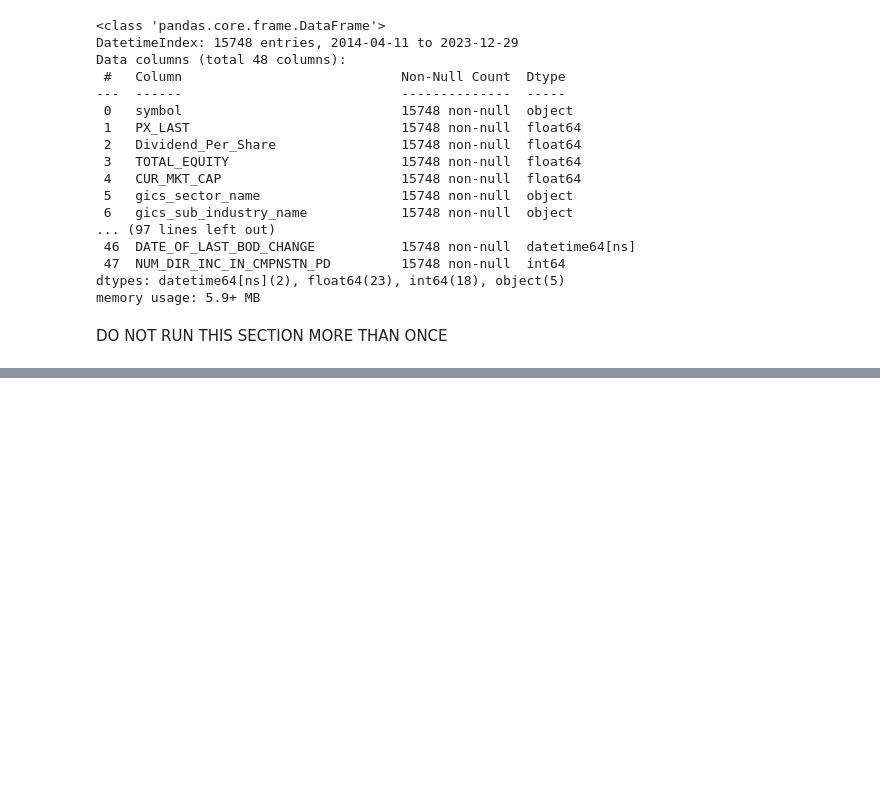
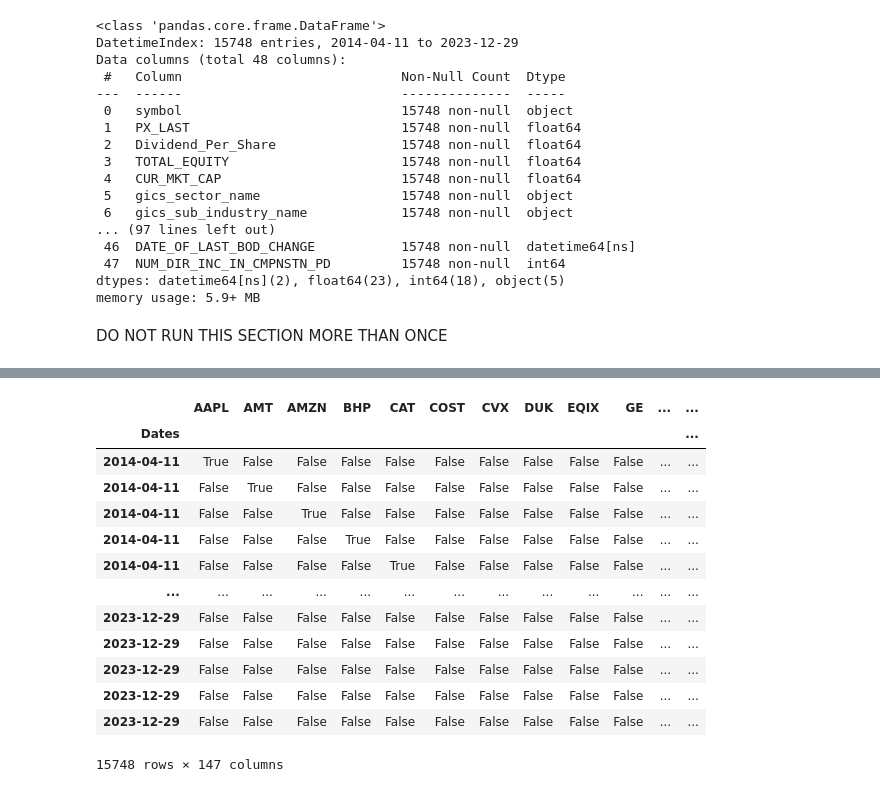
Before and after one commit to lucasarabi/Executive-Compensation-Research, a Jupyter notebook: code/data_reformat/data_reformat.ipynb, the cells around one changed output, grey strips where cells are left out. Saved outputs shown, nothing was run; the diff lists cells and outputs as text; code cells hidden in the pictures; blank space fills up the shorter version.

```diff
--- a/code/data_reformat/data_reformat.ipynb
+++ b/code/data_reformat/data_reformat.ipynb
@@ -105,0 +186,22 @@ IndentationError: expected an indented block after 'for' statement on line 21 (9
+# %%
+# Checkpoint: download data and verify it is how we want it so far
+# (VSCode is giving me trouble seeing the whole output)
+# Latest output by this point: 'ohe_dataframe'
+
+display(ohe_dataframe)
+ohe_dataframe.to_csv('../../out/data_reformat/AlteredCSV.csv')
+# %% [output]
+|  | AAPL | AMT | AMZN | BHP | CAT | COST | CVX | DUK | EQIX | GE | ... | ... |
+| Dates |  |  |  |  |  |  |  |  |  |  |  | ... |
+| 2014-04-11 | True | False | False | False | False | False | False | False | False | False | ... | ... |
+| 2014-04-11 | False | True | False | False | False | False | False | False | False | False | ... | ... |
+| 2014-04-11 | False | False | True | False | False | False | False | False | False | False | ... | ... |
+| 2014-04-11 | False | False | False | True | False | False | False | False | False | False | ... | ... |
+| 2014-04-11 | False | False | False | False | True | False | False | False | False | False | ... | ... |
+| ... | ... | ... | ... | ... | ... | ... | ... | ... | ... | ... | ... | ... |
+| 2023-12-29 | False | False | False | False | False | False | False | False | False | False | ... | ... |
+| 2023-12-29 | False | False | False | False | False | False | False | False | False | False | ... | ... |
+| 2023-12-29 | False | False | False | False | False | False | False | False | False | False | ... | ... |
+| 2023-12-29 | False | False | False | False | False | False | False | False | False | False | ... | ... |
+| 2023-12-29 | False | False | False | False | False | False | False | False | False | False | ... | ... |
+15748 rows × 147 columns
```
Also changed, not shown: parts of 1 cell of this notebook.
